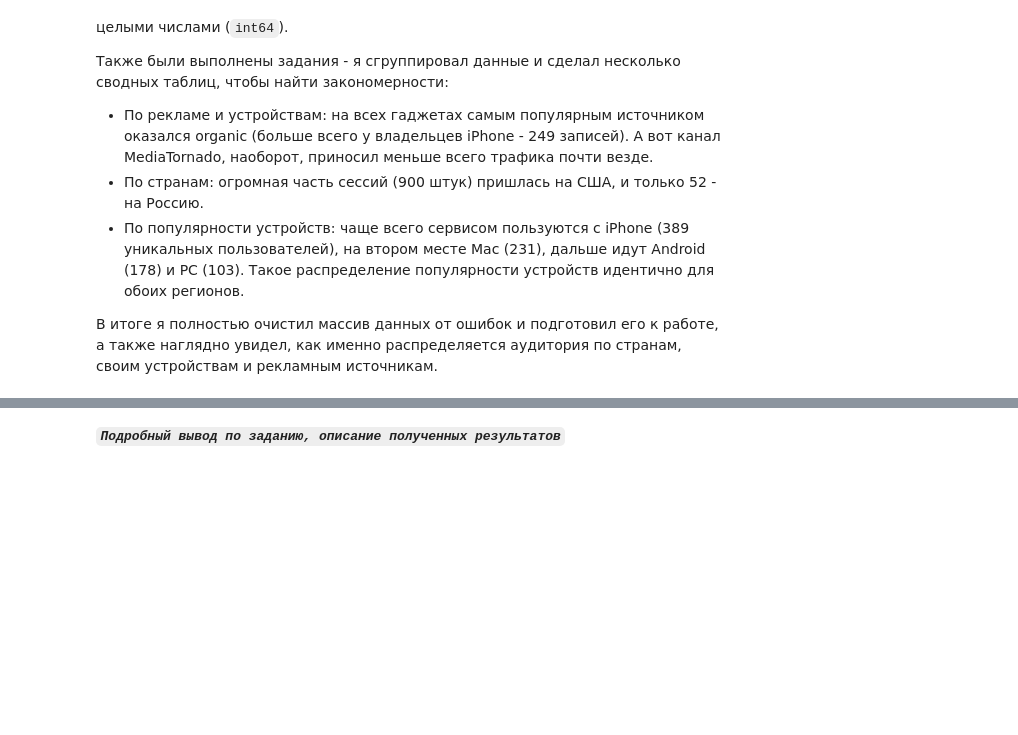
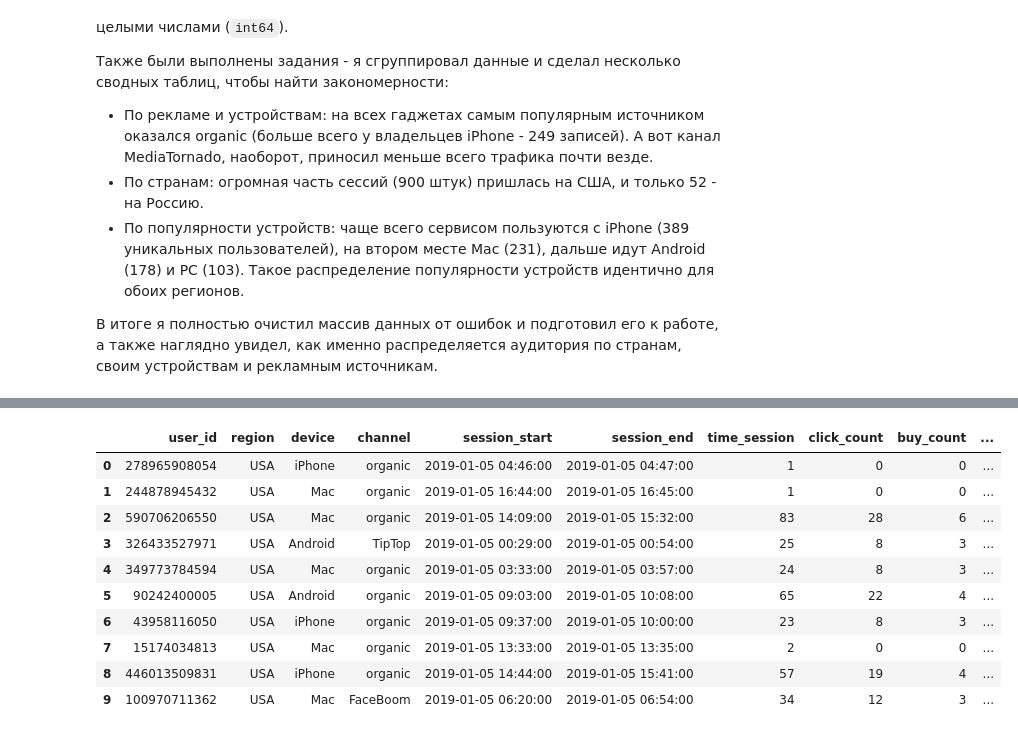
Before and after one commit to vnmbr/-, a Jupyter notebook: ЛР1_Самунов_5.ipynb, the cells around one changed output, grey strips where cells are left out. Drawn from its saved outputs; the diff is of its cells as text; code cells hidden in the pictures; blank space fills up the shorter version.

```diff
--- a/ЛР1_Самунов_5.ipynb
+++ b/ЛР1_Самунов_5.ipynb
@@ -342,4 +335,16 @@ df4.sort_index(ascending=True)
 # %%
 # код выполнения задания
+df['session_dur'] = df['session_end'] - df['session_start']
+df.head(10)
+# %% [output]
+|  | user_id | region | device | channel | session_start | session_end | time_session | click_count | buy_count | ... |
+| 0 | 278965908054 | USA | iPhone | organic | 2019-01-05 04:46:00 | 2019-01-05 04:47:00 | 1 | 0 | 0 | ... |
+| 1 | 244878945432 | USA | Mac | organic | 2019-01-05 16:44:00 | 2019-01-05 16:45:00 | 1 | 0 | 0 | ... |
+| 2 | 590706206550 | USA | Mac | organic | 2019-01-05 14:09:00 | 2019-01-05 15:32:00 | 83 | 28 | 6 | ... |
+| 3 | 326433527971 | USA | Android | TipTop | 2019-01-05 00:29:00 | 2019-01-05 00:54:00 | 25 | 8 | 3 | ... |
+| 4 | 349773784594 | USA | Mac | organic | 2019-01-05 03:33:00 | 2019-01-05 03:57:00 | 24 | 8 | 3 | ... |
+| 5 | 90242400005 | USA | Android | organic | 2019-01-05 09:03:00 | 2019-01-05 10:08:00 | 65 | 22 | 4 | ... |
+| 6 | 43958116050 | USA | iPhone | organic | 2019-01-05 09:37:00 | 2019-01-05 10:00:00 | 23 | 8 | 3 | ... |
+| 7 | 15174034813 | USA | Mac | organic | 2019-01-05 13:33:00 | 2019-01-05 13:35:00 | 2 | 0 | 0 | ... |
+| 8 | 446013509831 | USA | iPhone | organic | 2019-01-05 14:44:00 | 2019-01-05 15:41:00 | 57 | 19 | 4 | ... |
+| 9 | 100970711362 | USA | Mac | FaceBoom | 2019-01-05 06:20:00 | 2019-01-05 06:54:00 | 34 | 12 | 3 | ... |
-# %% [markdown]
-***`Подробный вывод по заданию, описание полученных результатов`***
```
Also changed, not shown: parts of 24 cells of this notebook.
